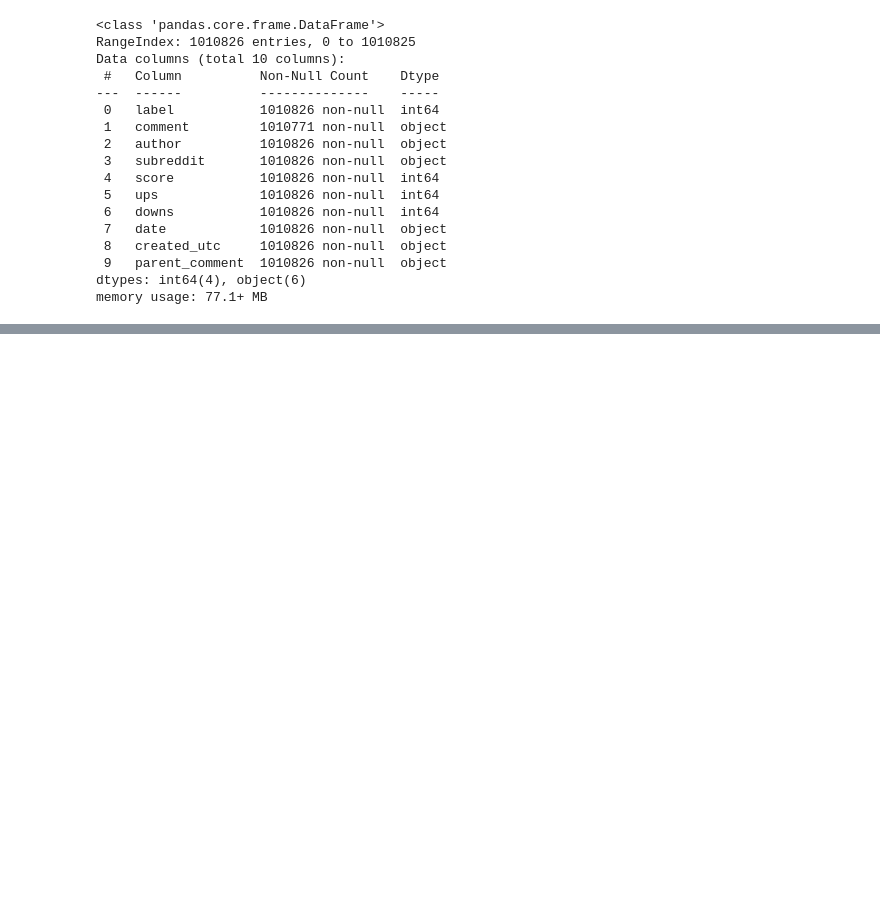
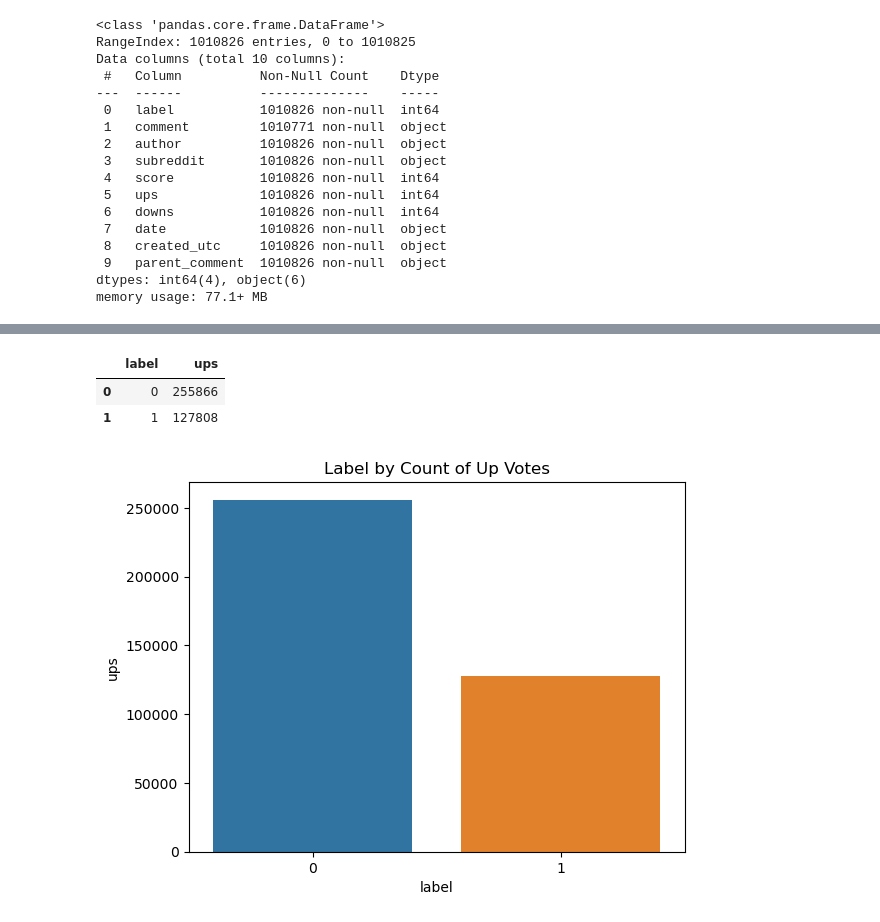
Before and after one commit to Loki-Data/Capstone-Project, a Jupyter notebook: Capstone_1.ipynb, the cells around one changed output, grey strips where cells are left out. Saved outputs shown, nothing was run; the diff lists cells and outputs as text; code cells hidden in the pictures; blank space fills up the shorter version.

```diff
--- a/Capstone_1.ipynb
+++ b/Capstone_1.ipynb
@@ -72,0 +272,16 @@ Name: count, dtype: int64
+# %%
+percentile_75.groupby('label')['ups'].sum().reset_index()
+# %% [output]
+|  | label | ups |
+| 0 | 0 | 255866 |
+| 1 | 1 | 127808 |
+# %%
+label_by_ups_2 = percentile_75.groupby('label')['ups'].sum().reset_index()
+
+sns.barplot(x='label', y='ups', data=label_by_ups_2)
+plt.xlabel('label')
+plt.ylabel('ups')
+plt.title('Label by Count of Up Votes')
+plt.show()
+# %% [output]
+[figure, added]
```
Also changed, not shown: parts of 60 cells of this notebook.
